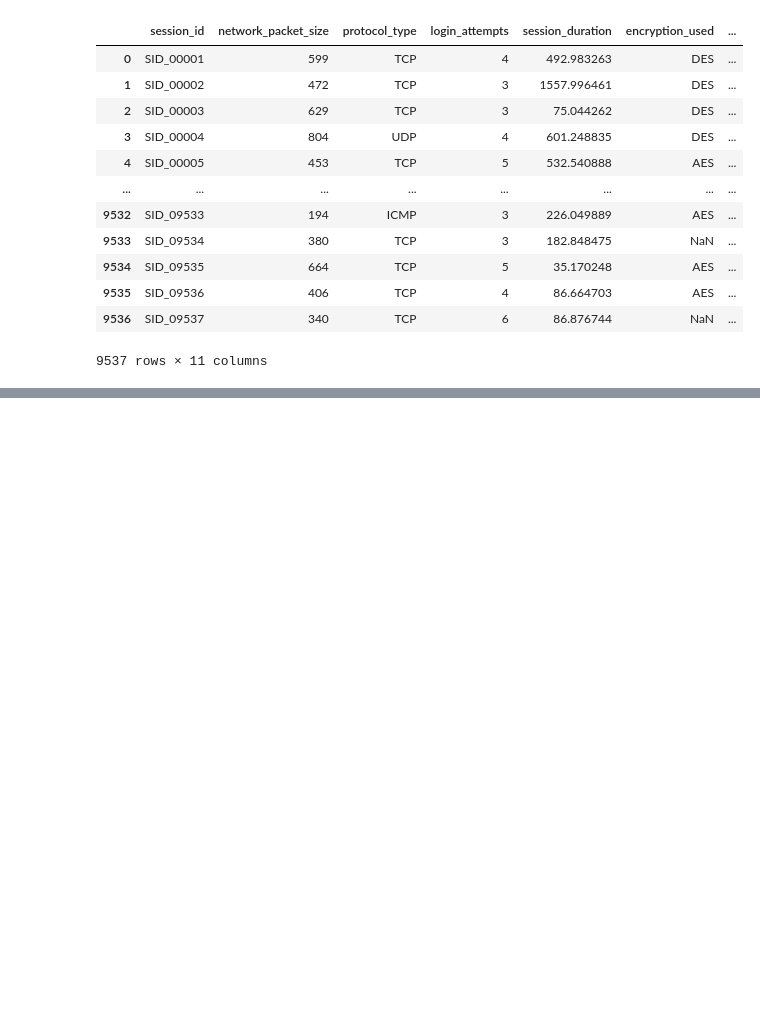
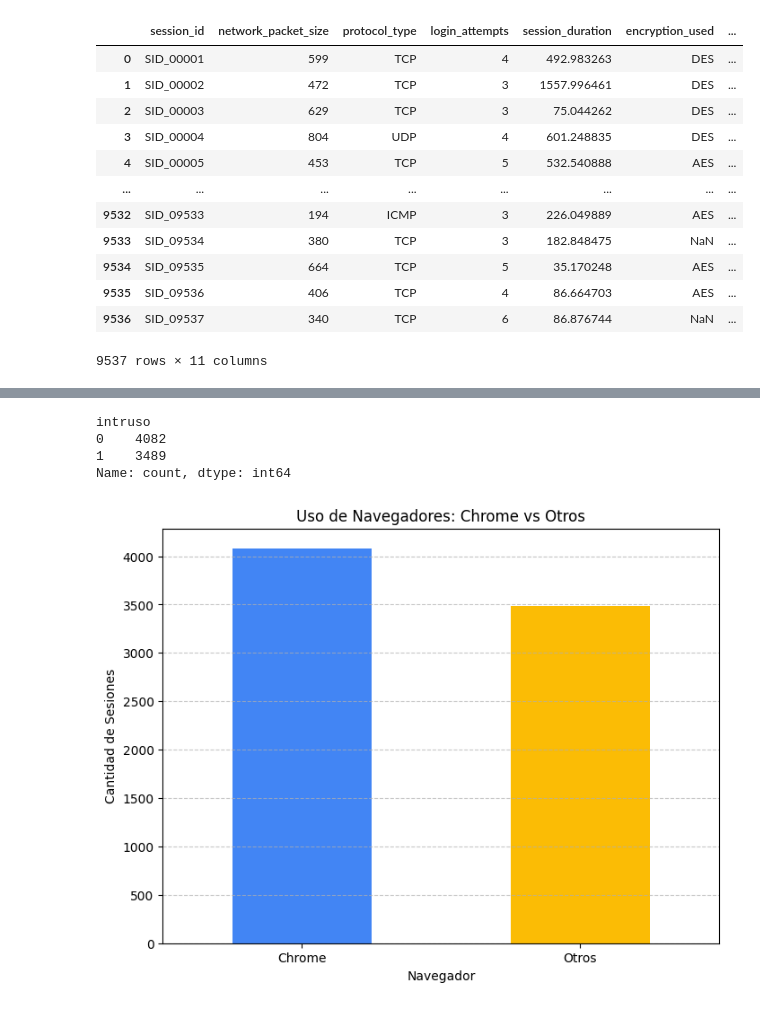
Before and after one commit to paularias652/Practica3Grupo5, a Jupyter notebook: Deber3.ipynb, the cells around one changed output, grey strips where cells are left out. Saved outputs shown, nothing was run; the diff lists cells and outputs as text; code cells hidden in the pictures; blank space fills up the shorter version.

```diff
--- a/Deber3.ipynb
+++ b/Deber3.ipynb
@@ -31,0 +103,8 @@ dfo
+# %%
+# Drop rows with missing values
+
+dfo = dfo.dropna()
+
+# Replace inf/-inf with NaN, then drop or replace them
+dfo = dfo.replace([np.inf, -np.inf], np.nan).dropna()
+dfo.dropna()
@@ -31,0 +154,9 @@ dfo
+# %%
+dfo['intruso'] = dfo['browser_type'].apply(lambda x: 0 if x == 'Chrome' else 1)
+# dfo = dfo.drop('browser_type', axis=1)
+print(dfo['intruso'].value_counts())
+# %% [output]
+intruso
+0    4082
+1    3489
+Name: count, dtype: int64
@@ -31,0 +176,21 @@ dfo
+# %%
+# 1. Creamos una nueva columna para agrupar los navegadores
+# Si es 'Chrome' se queda igual, si no, lo marcamos como 'Otros'
+dfo['browser_group'] = dfo['browser_type'].apply(lambda x: 'Chrome' if x == 'Chrome' else 'Otros')
+
+# 2. Contamos cuántos hay de cada grupo
+counts = dfo['browser_group'].value_counts()
+
+# 3. Graficamos
+plt.figure(figsize=(8, 6))
+counts.plot(kind='bar', color=['#4285F4', '#FBBC05']) # Colores tipo Google
+
+plt.title('Uso de Navegadores: Chrome vs Otros')
+plt.xlabel('Navegador')
+plt.ylabel('Cantidad de Sesiones')
+plt.xticks(rotation=0)
+plt.grid(axis='y', linestyle='--', alpha=0.7)
+
+plt.show()
+# %% [output]
+[figure, added]
```
Also changed, not shown: parts of 21 cells of this notebook.
